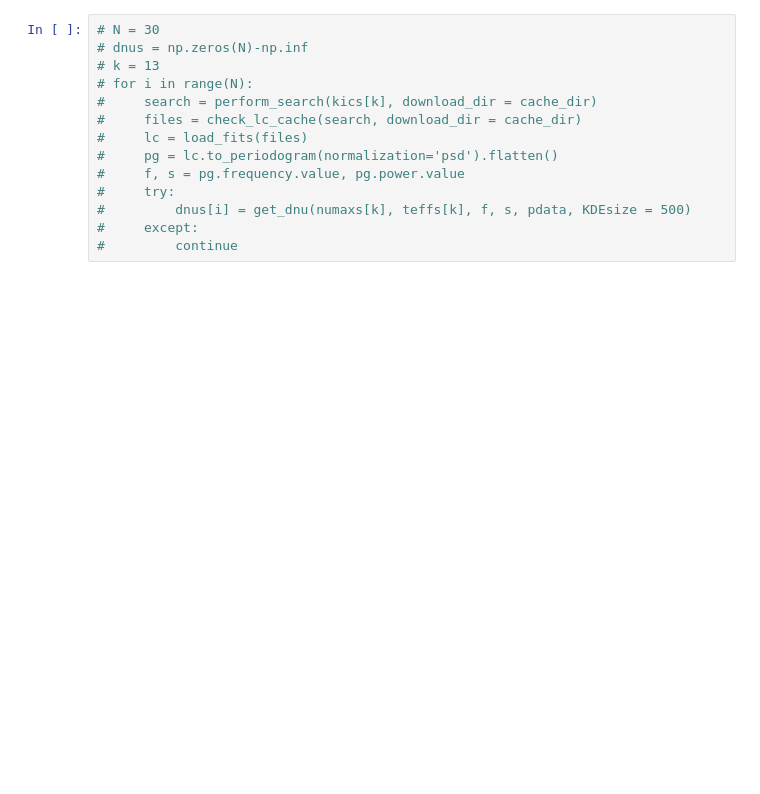
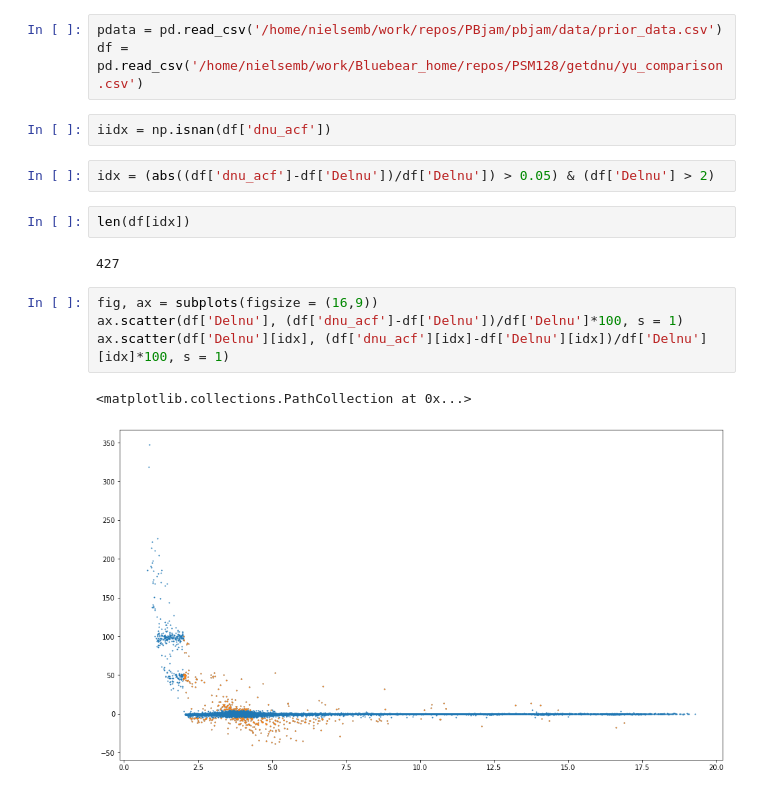
Before and after one commit to nielsenmb/PSM128, a Jupyter notebook: getdnu/compare_dnu.ipynb, the cells around one changed output. Saved outputs shown, nothing was run; the diff lists cells and outputs as text; blank space fills up the shorter version.

```diff
--- a/getdnu/compare_dnu.ipynb
+++ b/getdnu/compare_dnu.ipynb
@@ -43,14 +11,18 @@ pd.DataFrame({'kics': kics, 'dnus': dnus}).to_csv('dnus.csv')
-# %%
-# N = 30
-# dnus = np.zeros(N)-np.inf
-# k = 13
-# for i in range(N):
-#     search = perform_search(kics[k], download_dir = cache_dir)
-#     files = check_lc_cache(search, download_dir = cache_dir)
-#     lc = load_fits(files)
-#     pg = lc.to_periodogram(normalization='psd').flatten()
-#     f, s = pg.frequency.value, pg.power.value
-#     try:
-#         dnus[i] = get_dnu(numaxs[k], teffs[k], f, s, pdata, KDEsize = 500)
-#     except:
-#         continue
+# %%
+pdata = pd.read_csv('/home/nielsemb/work/repos/PBjam/pbjam/data/prior_data.csv')
+df = pd.read_csv('/home/nielsemb/work/Bluebear_home/repos/PSM128/getdnu/yu_comparison.csv')
+# %%
+iidx = np.isnan(df['dnu_acf'])
+# %%
+idx = (abs((df['dnu_acf']-df['Delnu'])/df['Delnu']) > 0.05) & (df['Delnu'] > 2)
+# %%
+len(df[idx])
+# %% [output]
+427
+# %%
+fig, ax = subplots(figsize = (16,9))
+ax.scatter(df['Delnu'], (df['dnu_acf']-df['Delnu'])/df['Delnu']*100, s = 1)
+ax.scatter(df['Delnu'][idx], (df['dnu_acf'][idx]-df['Delnu'][idx])/df['Delnu'][idx]*100, s = 1)
+# %% [output]
+<matplotlib.collections.PathCollection at 0x...>
+[figure, added]
```
Also changed, not shown: parts of 11 cells of this notebook, 5 other files.
